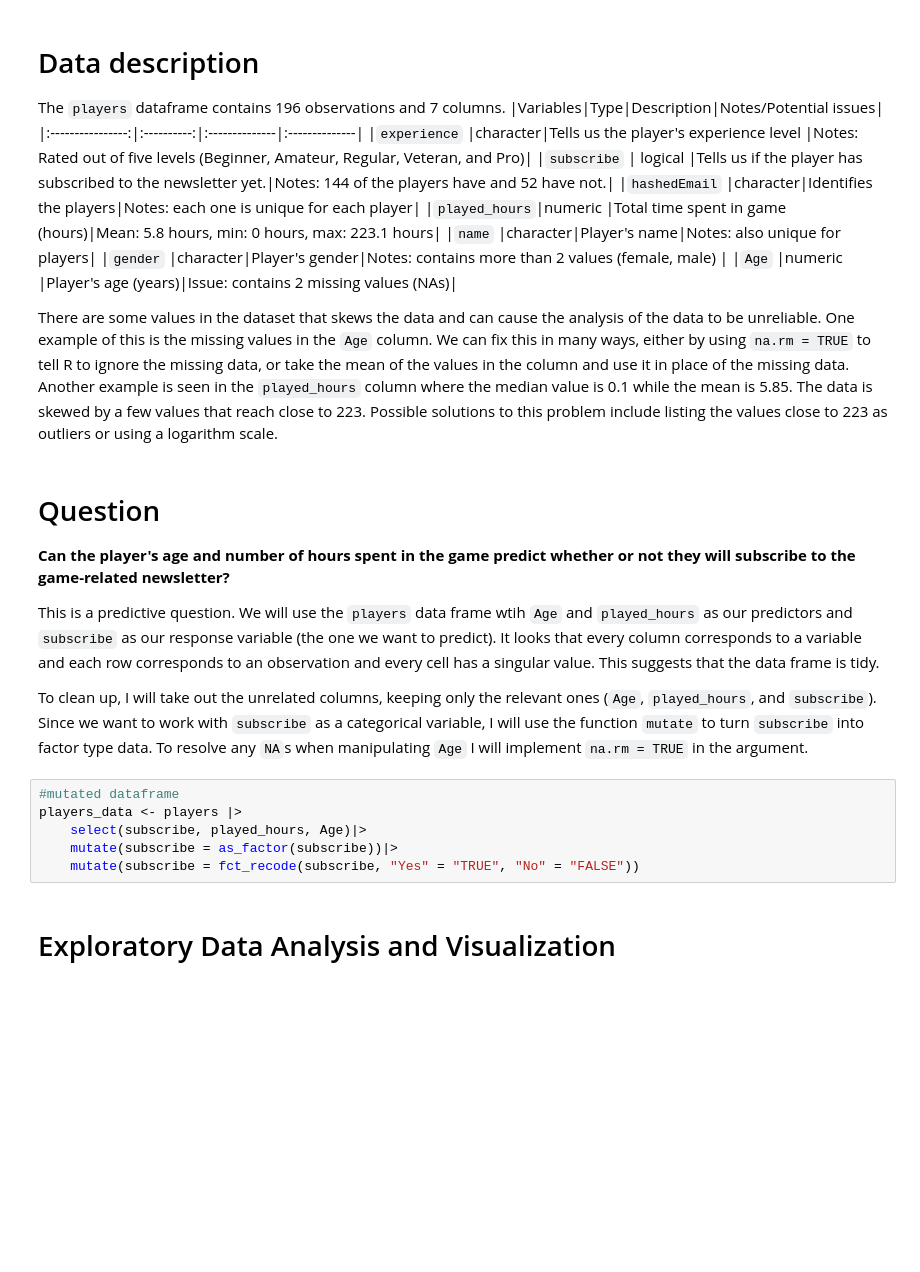
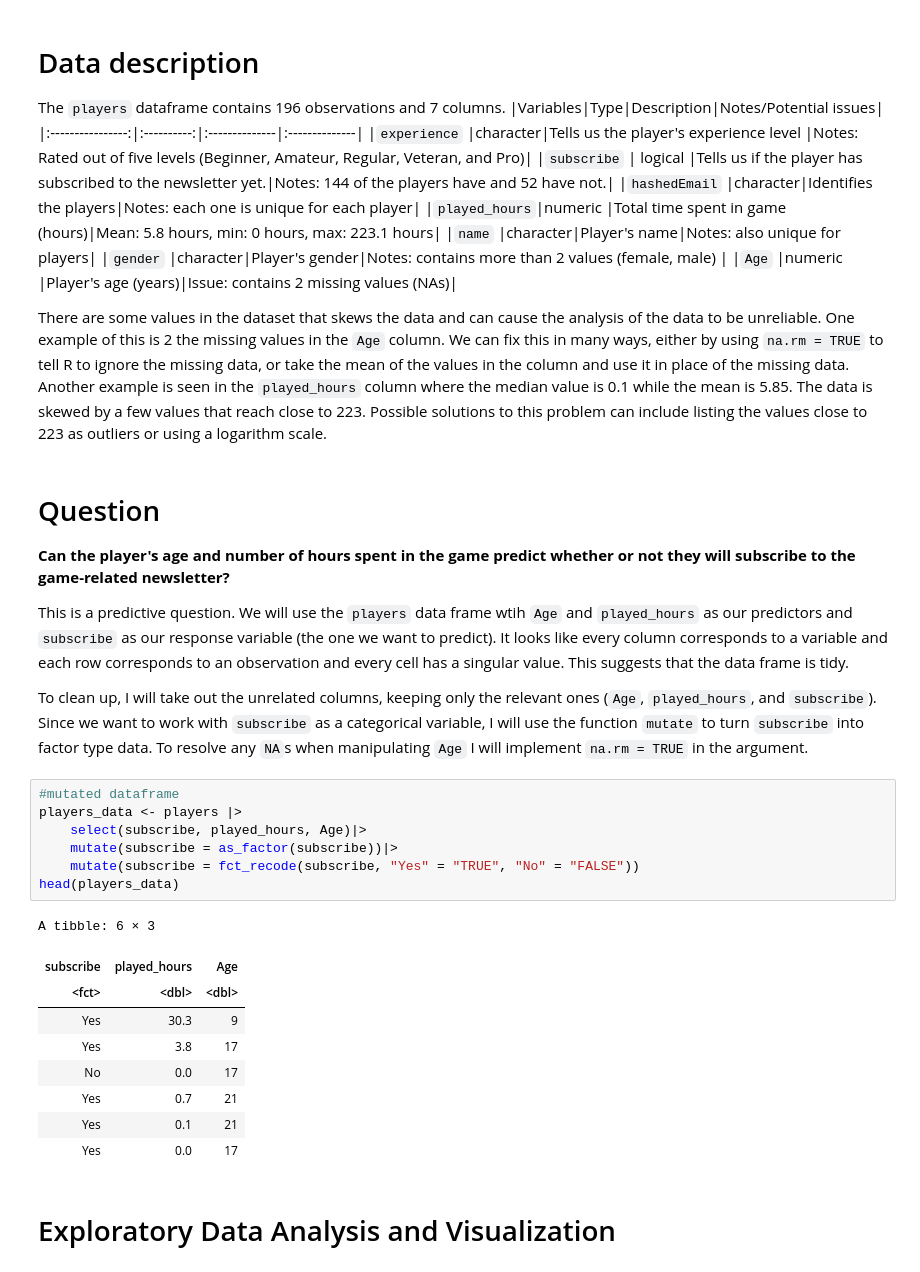
Before and after one commit to amyxu777-cmd/dsci_individual, a Jupyter notebook: planning.ipynb, the cells around one changed output. Saved outputs shown, nothing was run; the diff lists cells and outputs as text; blank space fills up the shorter version.

```diff
--- a/planning.ipynb
+++ b/planning.ipynb
@@ -76,20 +113,31 @@ The `players` dataframe contains 196 observations and 7 columns.
 |`gender`      |character|Player's gender|Notes: contains more than 2 values (female, male) |
 |`Age`         |numeric  |Player's age (years)|Issue: contains 2 missing values (NAs)|
 
-There are some values in the dataset that skews the data and can cause the analysis of the data to be unreliable. One example of this is the missing values in the `Age` column. We can fix this in many ways, either by using `na.rm = TRUE` to tell R to ignore the missing data, or take the mean of the values in the column and use it in place of the missing data. Another example is seen in the `played_hours` column where the median value is 0.1 while the mean is 5.85. The data is skewed by a few values that reach close to 223. Possible solutions to this problem include listing the values close to 223 as outliers or using a logarithm scale.
+There are some values in the dataset that skews the data and can cause the analysis of the data to be unreliable. One example of this is 2 the missing values in the `Age` column. We can fix this in many ways, either by using `na.rm = TRUE` to tell R to ignore the missing data, or take the mean of the values in the column and use it in place of the missing data. Another example is seen in the `played_hours` column where the median value is 0.1 while the mean is 5.85. The data is skewed by a few values that reach close to 223. Possible solutions to this problem can include listing the values close to 223 as outliers or using a logarithm scale.
 # %% [markdown]
 # Question
 **Can the player's age and number of hours spent in the game predict whether or not they will subscribe to the game-related newsletter?**
 
-This is a predictive question. We will use the `players` data frame wtih `Age` and `played_hours` as our predictors and `subscribe` as our response variable (the one we want to predict). It looks that every column corresponds to a variable and each row corresponds to an observation and every cell has a singular value. This suggests that the data frame is tidy.
+This is a predictive question. We will use the `players` data frame wtih `Age` and `played_hours` as our predictors and `subscribe` as our response variable (the one we want to predict). It looks like every column corresponds to a variable and each row corresponds to an observation and every cell has a singular value. This suggests that the data frame is tidy.
 
 To clean up, I will take out the unrelated columns, keeping only the relevant ones (`Age`, `played_hours`, and `subscribe`). Since we want to work with `subscribe` as a categorical variable, I will use the function `mutate` to turn `subscribe` into factor type data. To resolve any `NA`s when manipulating `Age` I will implement `na.rm = TRUE` in the argument.
 # %%
 #mutated dataframe
 players_data <- players |>
     select(subscribe, played_hours, Age)|>
     mutate(subscribe = as_factor(subscribe))|>
     mutate(subscribe = fct_recode(subscribe, "Yes" = "TRUE", "No" = "FALSE"))
+head(players_data)
+# %% [output]
+A tibble: 6 × 3
+| subscribe | played_hours | Age |
+| <fct> | <dbl> | <dbl> |
+| Yes | 30.3 | 9 |
+| Yes | 3.8 | 17 |
+| No | 0.0 | 17 |
+| Yes | 0.7 | 21 |
+| Yes | 0.1 | 21 |
+| Yes | 0.0 | 17 |
 # %% [markdown]
 # Exploratory Data Analysis and Visualization
 # %% [markdown]
```
Also changed, not shown: parts of 4 cells of this notebook.
